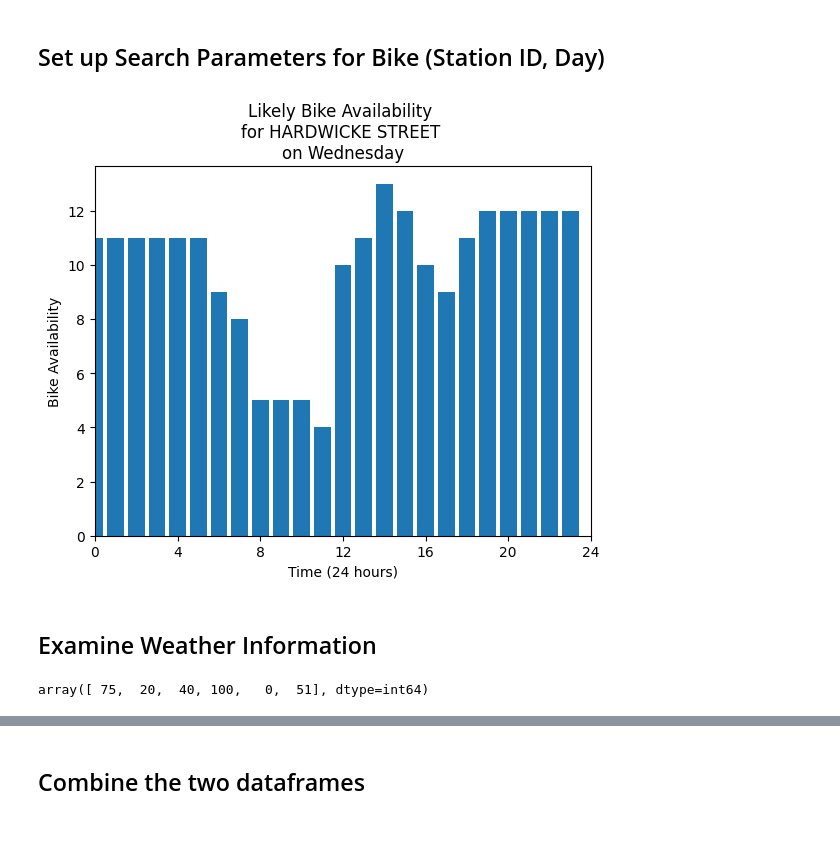
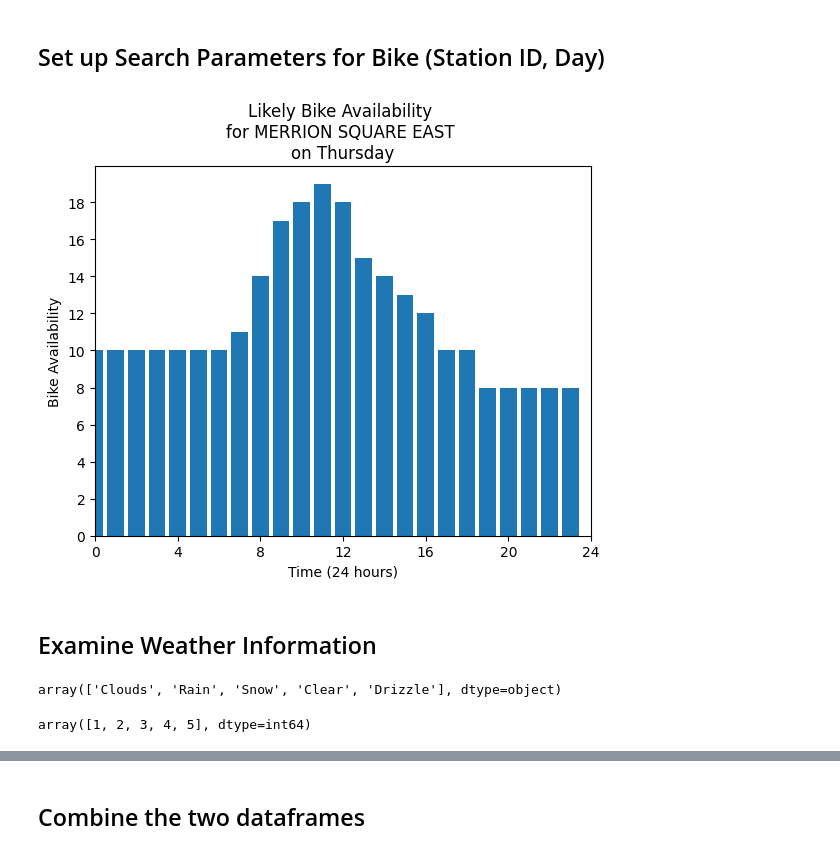
Before and after one commit to ddrangers/Dublin-Bikes-Helper, a Jupyter notebook: MachineLearn_DBH/db_ml_1.ipynb, the cells around one changed output, grey strips where cells are left out. Saved outputs shown, nothing was run; the diff lists cells and outputs as text; code cells hidden in the pictures.

```diff
--- a/MachineLearn_DBH/db_ml_1.ipynb
+++ b/MachineLearn_DBH/db_ml_1.ipynb
@@ -284,7 +277,7 @@ if req == 'b' or req == 'B' or req == 'p' or req == 'P' or req == 'bike' or req
     month_num = 3
 
     #Day of the week
-    day_num = 4 #int(input("Enter Day Number (1 = Mon, 2 = Tues, 3 = Wed etc): "))
+    day_num = 5 #int(input("Enter Day Number (1 = Mon, 2 = Tues, 3 = Wed etc): "))
 
     #Hour
     hour_num = 12
@@ -293,7 +286,7 @@ if req == 'b' or req == 'B' or req == 'p' or req == 'P' or req == 'bike' or req
     #min_num = int(input("Enter Minute pass the hour (0 - 15 - 30 - 45): "))
 
     #Station ID
-    stationid = 15 #int(input("Enter Station ID (1 to 117): "))
+    stationid = 25 #int(input("Enter Station ID (1 to 117): "))
 
     try:
         stationname = df.loc[(df['number']==stationid),'name'].values[0]
@@ -303,44 +296,49 @@ if req == 'b' or req == 'B' or req == 'p' or req == 'P' or req == 'bike' or req
 
         ## Set up x- and y-axis of Plot
         x =df['HOUR'].loc[df['station_select']]
 
         if req == 'bike' or req == 'Bike' or req == 'b' or req == 'B':
             y = df['bike_available'].loc[df['station_select']]
             plt.ylabel("Bike Availability")
             plt.title(f'Likely Bike Availability \nfor {stationname} \non {convert_day(day_num-1)}')
 
         elif req == 'park' or req == 'Park' or req == 'p' or req == 'P':
             y = df['bike_stand_available'].loc[df['station_select']]
             plt.ylabel("Bike Parking Availability")
             plt.title(f'Likely Bike Parking Availability \nfor {stationname} \non {convert_day(day_num-1)}')
             print("OK")
 
         #Set Up Plot
         plt.xlabel("Time (24 hours)")
         ytick = np.array([0,2,4,6,8,10,12,14,16,18,20,22,24,26,28,30,32,34,36,38,40,42,44])
         xtick = np.array([0,4,8,12,16,20,24])
         plt.xticks(xtick)
         plt.yticks(ytick)
         plt.xlim(0,24)
         plt.bar(x,y)
         plt.show()
     except:
         print ("Station ID Does not exist")
 
 else:
     print("Incorrect Entry")
 # %% [output]
-[figure, old version]
+[figure, new version]
 # %% [markdown]
 ## Examine Weather Information
 # %%
-#dfw["weather_main"].unique()
 dfw["temp"] = dfw["temp"]-273.15
 dfw["temp_feel"] = dfw["temp_feel"]-273.15
 #dfw["wind_speed"].unique()
-dfw["clouds"].unique()
+dfw["weather_main"].unique()
 # %% [output]
-array([ 75,  20,  40, 100,   0,  51], dtype=int64)
+array(['Clouds', 'Rain', 'Snow', 'Clear', 'Drizzle'], dtype=object)
+# %%
+#Create new column putting numerical values to weather_main
+dfw['weather_main'].replace(['Clouds', 'Rain','Snow','Clear','Drizzle'],[1, 2,3,4,5], inplace=True)
+dfw["weather_main"].unique()
+# %% [output]
+array([1, 2, 3, 4, 5], dtype=int64)
 # %%
 dfw['time_select'] = (dfw['Day_of_Week']==day_num-1) & (dfw['MONTH']==month_num) #& (dfw["HOUR_w"] == hour_num)
 # %%
```
Also changed, not shown: parts of 49 cells of this notebook.
